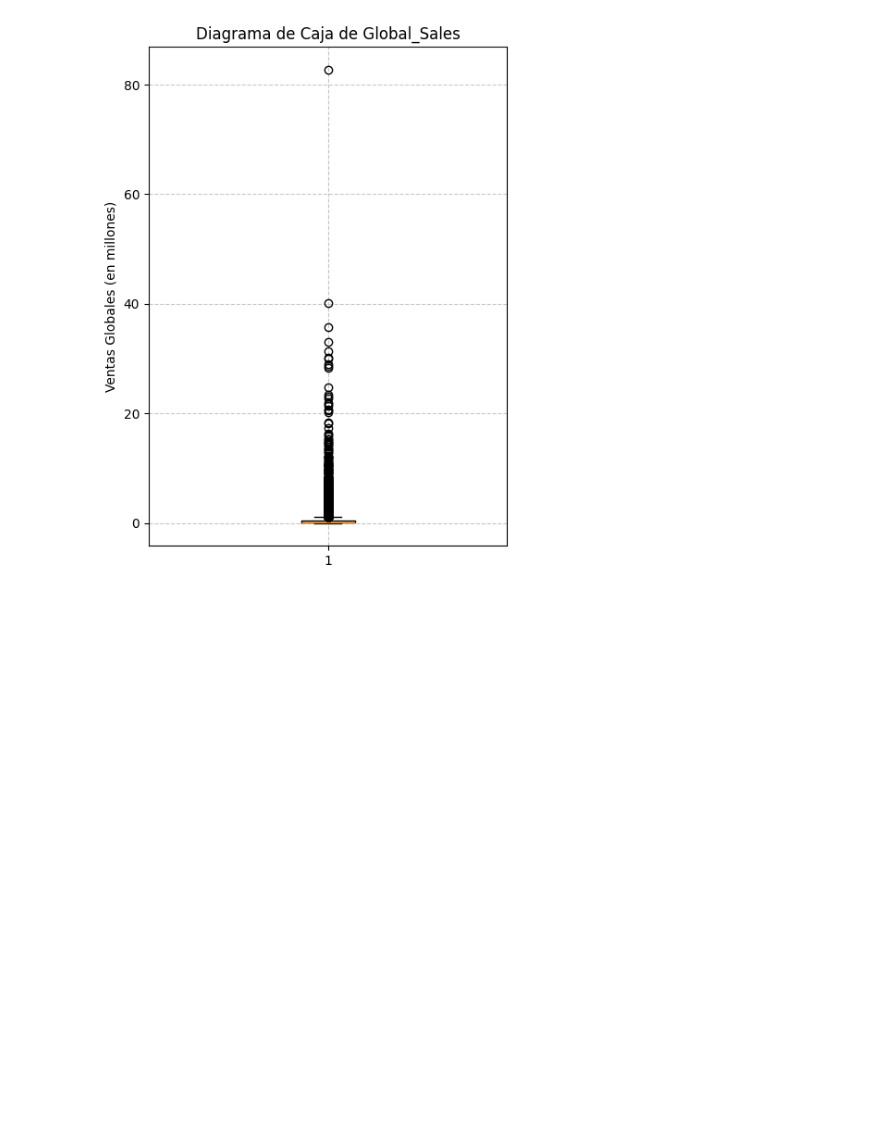
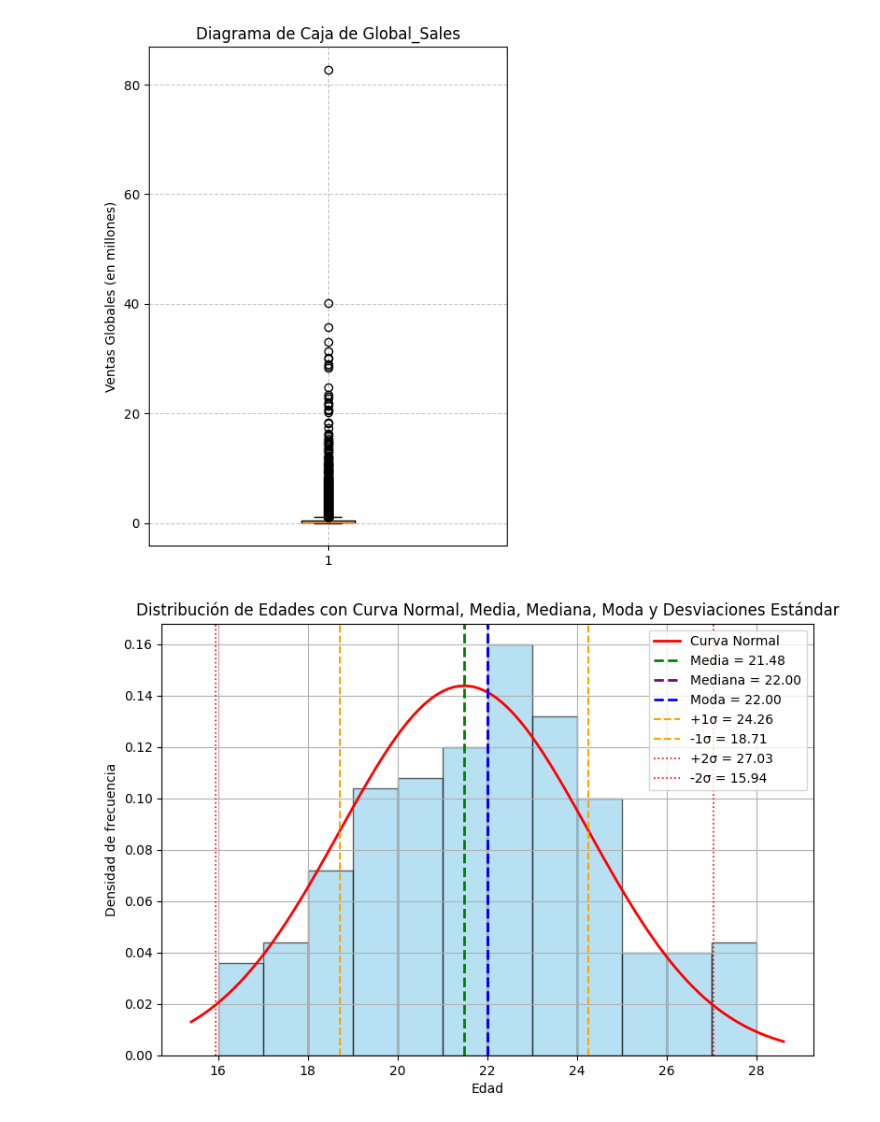
Before and after one commit to AnthonyJoelRY/B2---Trabajo-Consulta-2-Conexi-n-base-de-datos-relacional--Anthony-Joel-Romero-Yaguana, a Jupyter notebook: Te_damos_la_bienvenida_a_Colab.ipynb, the cells around one changed output. Cells and saved outputs as stored; diff of their text form; code cells hidden in the pictures; blank space fills up the shorter version.

```diff
--- a/Te_damos_la_bienvenida_a_Colab.ipynb
+++ b/Te_damos_la_bienvenida_a_Colab.ipynb
@@ -81,3 +81,34 @@ max         82.740000
 Name: Global_Sales, dtype: float64
 [figure]
 [figure]
+# %%
+# === 5️⃣ Graficar histograma con curva normal, desviaciones estándar, media, mediana y moda ===
+plt.figure(figsize=(9,6))
+count, bins, ignored = plt.hist(df["Edad"], bins=12, density=True, alpha=0.6, color='skyblue', edgecolor='black')
+
+# Crear curva normal teórica
+xmin, xmax = plt.xlim()
+x = np.linspace(xmin, xmax, 100)
+p = norm.pdf(x, media, desviacion)
+plt.plot(x, p, 'r', linewidth=2, label='Curva Normal')
+
+# Líneas verticales principales
+plt.axvline(media, color='green', linestyle='--', linewidth=2, label=f"Media = {media:.2f}")
+plt.axvline(mediana, color='purple', linestyle='--', linewidth=2, label=f"Mediana = {mediana:.2f}")
+plt.axvline(moda, color='blue', linestyle='--', linewidth=2, label=f"Moda = {moda:.2f}")
+
+# Líneas de desviaciones estándar
+plt.axvline(media + desviacion, color='orange', linestyle='--', linewidth=1.5, label=f"+1σ = {media + desviacion:.2f}")
+plt.axvline(media - desviacion, color='orange', linestyle='--', linewidth=1.5, label=f"-1σ = {media - desviacion:.2f}")
+plt.axvline(media + 2*desviacion, color='red', linestyle=':', linewidth=1.2, label=f"+2σ = {media + 2*desviacion:.2f}")
+plt.axvline(media - 2*desviacion, color='red', linestyle=':', linewidth=1.2, label=f"-2σ = {media - 2*desviacion:.2f}")
+
+# Personalización del gráfico
+plt.title("Distribución de Edades con Curva Normal, Media, Mediana, Moda y Desviaciones Estándar")
+plt.xlabel("Edad")
+plt.ylabel("Densidad de frecuencia")
+plt.legend(loc='upper right')
+plt.grid(True)
+plt.show()
+# %% [output]
+[figure, added]
```
